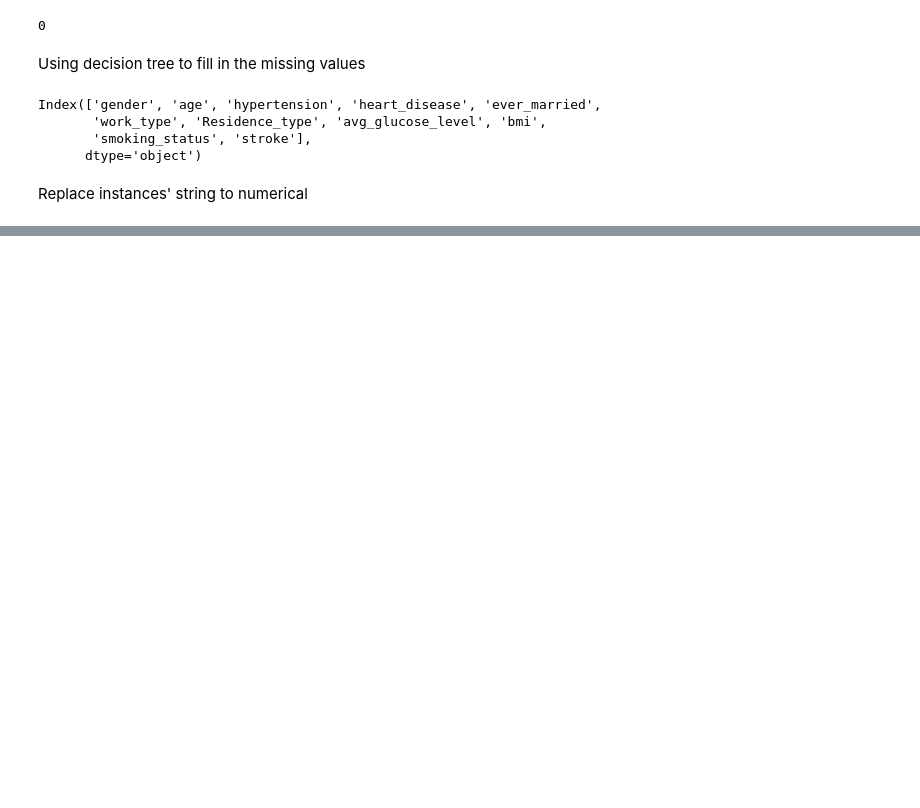
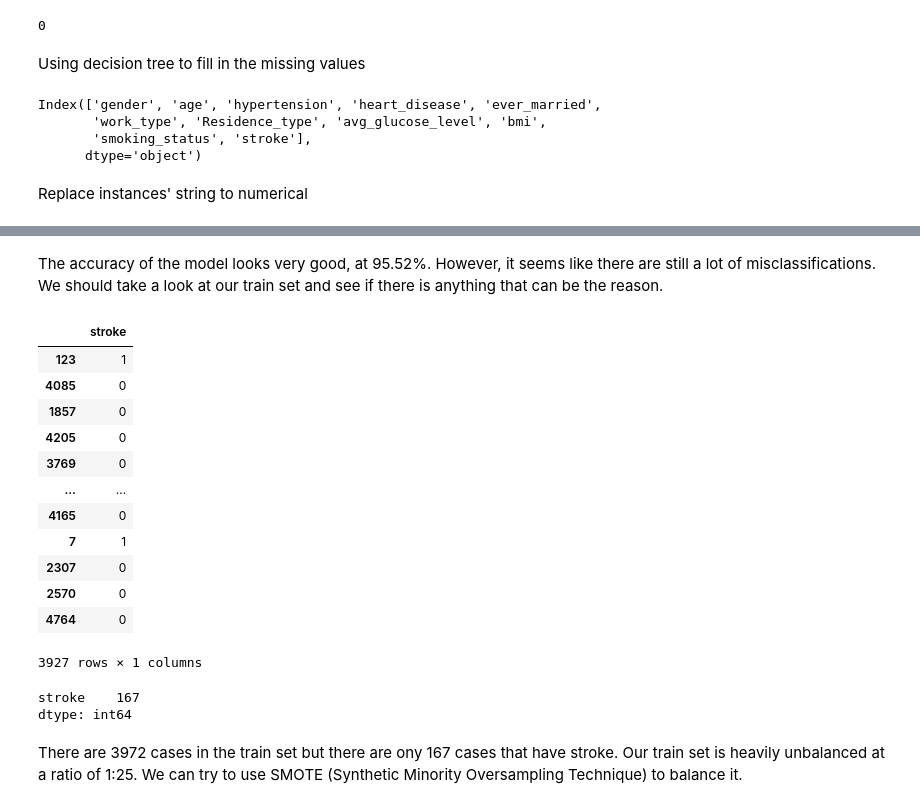
Before and after one commit to Nishatou/cs4650_capstone_bigdata, a Jupyter notebook: CS4650_Project.ipynb, the cells around one changed output, grey strips where cells are left out. Saved outputs shown, nothing was run; the diff lists cells and outputs as text; code cells hidden in the pictures; blank space fills up the shorter version.

```diff
--- a/CS4650_Project.ipynb
+++ b/CS4650_Project.ipynb
@@ -190,0 +269,25 @@ F1 Score:  0.22110552763819097
+# %% [markdown]
+The accuracy of the model looks very good, at 95.52%. However, it seems like there are still a lot of misclassifications. We should take a look at our train set and see if there is anything that can be the reason.
+# %%
+y_train
+# %% [output]
+|  | stroke |
+| 123 | 1 |
+| 4085 | 0 |
+| 1857 | 0 |
+| 4205 | 0 |
+| 3769 | 0 |
+| ... | ... |
+| 4165 | 0 |
+| 7 | 1 |
+| 2307 | 0 |
+| 2570 | 0 |
+| 4764 | 0 |
+3927 rows × 1 columns
+# %%
+y_train.sum()
+# %% [output]
+stroke    167
+dtype: int64
+# %% [markdown]
+There are 3972 cases in the train set but there are ony 167 cases that have stroke. Our train set is heavily unbalanced at a ratio of 1:25. We can try to use SMOTE (Synthetic Minority Oversampling Technique) to balance it.
```
Also changed, not shown: parts of 26 cells of this notebook.
